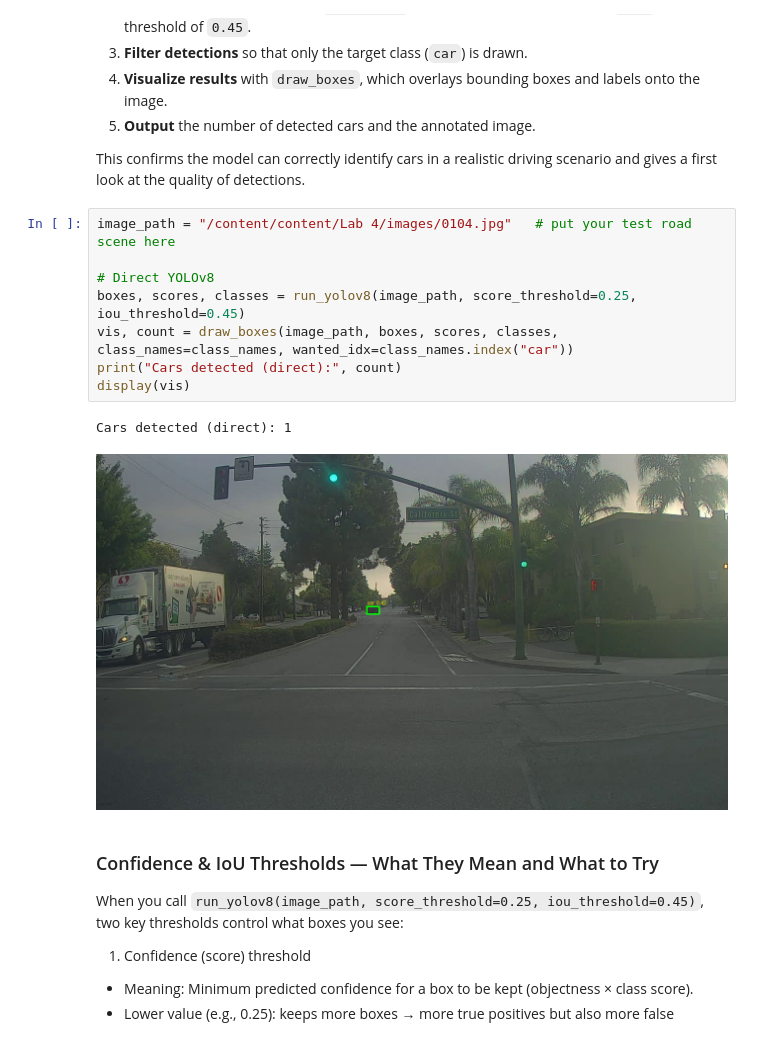
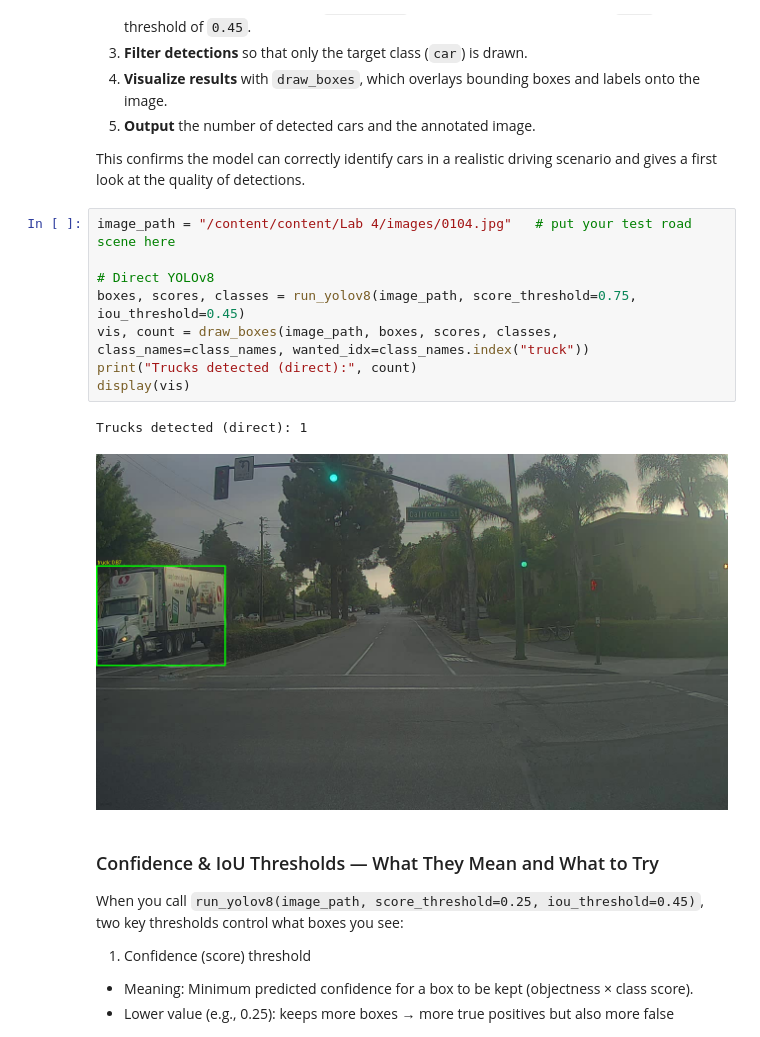
Before and after one commit to KavindiPathiraja/Deep-Learning-Lab4, a Jupyter notebook: autonomous_driving_application_car_detection.ipynb, the cells around one changed output. Saved outputs shown, nothing was run; the diff lists cells and outputs as text.

```diff
--- a/autonomous_driving_application_car_detection.ipynb
+++ b/autonomous_driving_application_car_detection.ipynb
@@ -305,14 +305,14 @@ This confirms the model can correctly identify cars in a realistic driving scena
 # %%
 image_path = "/content/content/Lab 4/images/0104.jpg"   # put your test road scene here
 
 # Direct YOLOv8
-boxes, scores, classes = run_yolov8(image_path, score_threshold=0.25, iou_threshold=0.45)
-vis, count = draw_boxes(image_path, boxes, scores, classes, class_names=class_names, wanted_idx=class_names.index("car"))
-print("Cars detected (direct):", count)
+boxes, scores, classes = run_yolov8(image_path, score_threshold=0.75, iou_threshold=0.45)
+vis, count = draw_boxes(image_path, boxes, scores, classes, class_names=class_names, wanted_idx=class_names.index("truck"))
+print("Trucks detected (direct):", count)
 display(vis)
 # %% [output]
-Cars detected (direct): 1
+Trucks detected (direct): 1
-[figure, old version]
+[figure, new version]
 # %% [markdown]
 ### Confidence & IoU Thresholds — What They Mean and What to Try
 
```
Also changed, not shown: parts of 1 cell of this notebook.
